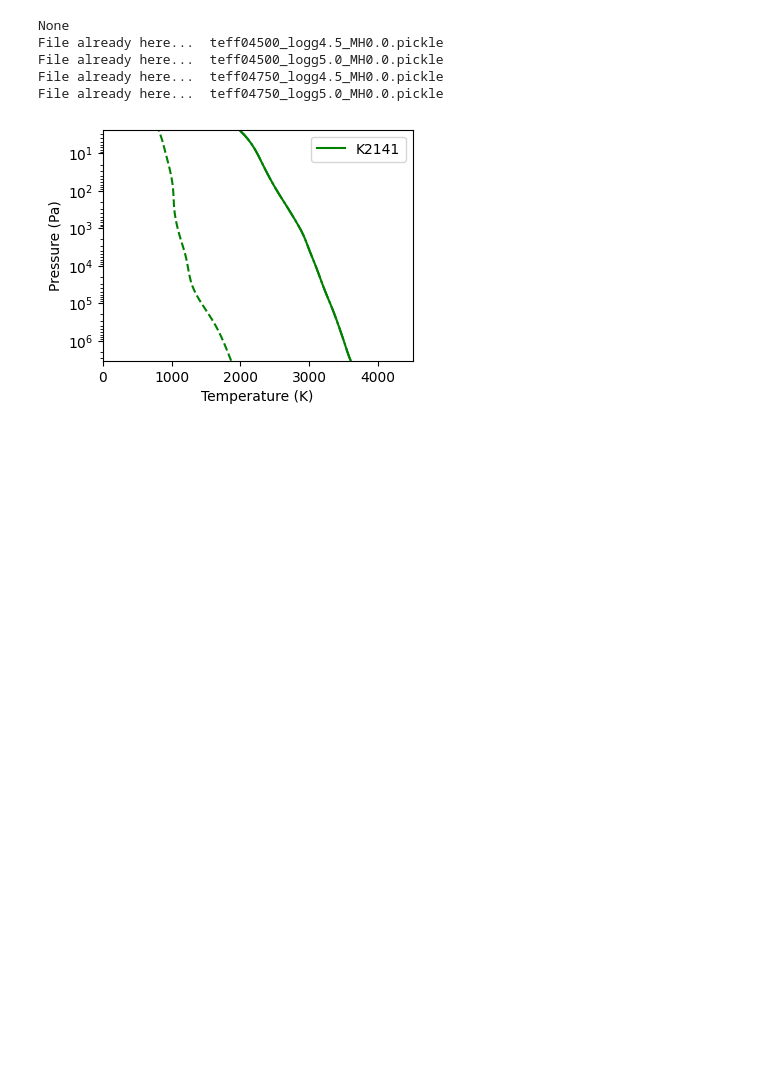
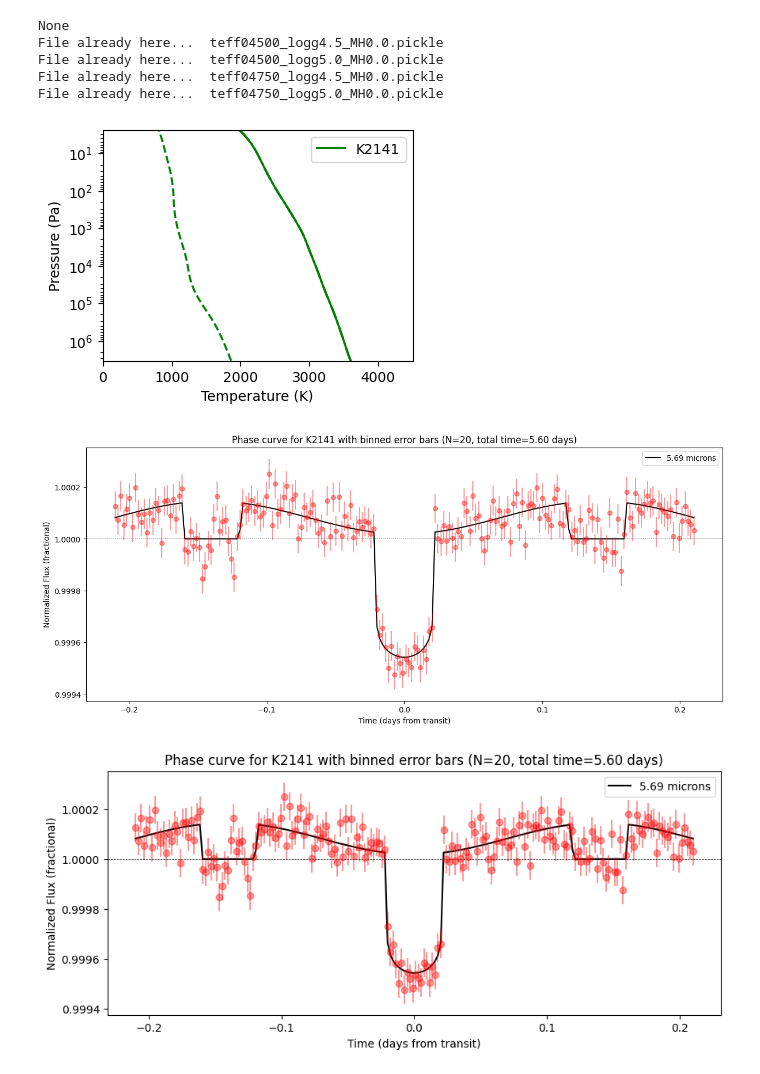
Before and after one commit to lorlo9999/MasterThesis, a Jupyter notebook: phase_curve.ipynb, the cells around one changed output. Drawn from its saved outputs; the diff is of its cells as text; code cells hidden in the pictures; blank space fills up the shorter version.

```diff
--- a/phase_curve.ipynb
+++ b/phase_curve.ipynb
@@ -268,2 +339,44 @@ dh = error_w_hour / np.sqrt(dtsampled)
+# %%
+binned_flux = np.zeros(len(hs._orbitals))
+
+for i in range(len(hs._orbitals)):
+    output_i = (wave, flux[i, :])
+    results_l1 = bindown_multiple(output_i, error_w_floor, wave, flux[i,:], eff_eclipses, name, *new_points)
+    results_l2 = bindown_multiple(output_i, error_w_floor, wave, flux[i,:], eff_eclipses, name, *new_points_2)
+    results_l3 = bindown_multiple(output_i, error_w_floor, wave, flux[i,:], eff_eclipses, name, *new_points_3)
+    binned_flux[i] = results_l3[0][3]  # val
+
+# Error is the same for all phases — read it from any phase
+binned_err = results_l3[0][4]
+binned_wl  = results_l3[0][2]   # central wavelength of the final bin
+# %%
+rand = np.random.normal(binned_flux, binned_err)
+
+plt.figure(figsize=(15, 6))
+plt.plot(hs._orbitals, binned_flux, color='black', label=f'{binned_wl:.2f} microns')
+#plt.plot((hs._orbitals, hs._orbitals), (rand - binned_err, rand + binned_err), '-', color='red', alpha=0.5)
+plt.errorbar(hs._orbitals, rand, yerr=binned_err, fmt='o', color='red', alpha=0.4)
+plt.axhline(1, color='black', linestyle='--', linewidth=0.5)
+plt.xlabel('Time (days from transit)')
+plt.ylabel('Normalized Flux (fractional)')
+plt.title(f'Phase curve for {name} with binned error bars (N={N_pc}, total time={time:.2f} days)')
+plt.ticklabel_format(useOffset=False)
+plt.legend()
+plt.show()
+
+plt.figure(figsize=(10, 4))
+plt.plot(hs._orbitals, binned_flux, color='black', label=f'{binned_wl:.2f} microns')
+#plt.plot((hs._orbitals, hs._orbitals), (rand - binned_err, rand + binned_err), '-', color='red', alpha=0.5)
+plt.errorbar(hs._orbitals, rand, yerr=binned_err, fmt='o', color='red', alpha=0.4)
+plt.axhline(1, color='black', linestyle='--', linewidth=0.5)
+plt.xlabel('Time (days from transit)')
+plt.ylabel('Normalized Flux (fractional)')
+plt.title(f'Phase curve for {name} with binned error bars (N={N_pc}, total time={time:.2f} days)')
+plt.ticklabel_format(useOffset=False)
+plt.legend()
+plt.show()
+# %% [output]
+[figure, added]
+[figure, added]
 # %%
 plt.figure(figsize=(15,6))
```
Also changed, not shown: parts of 7 cells of this notebook, 1 other file.
